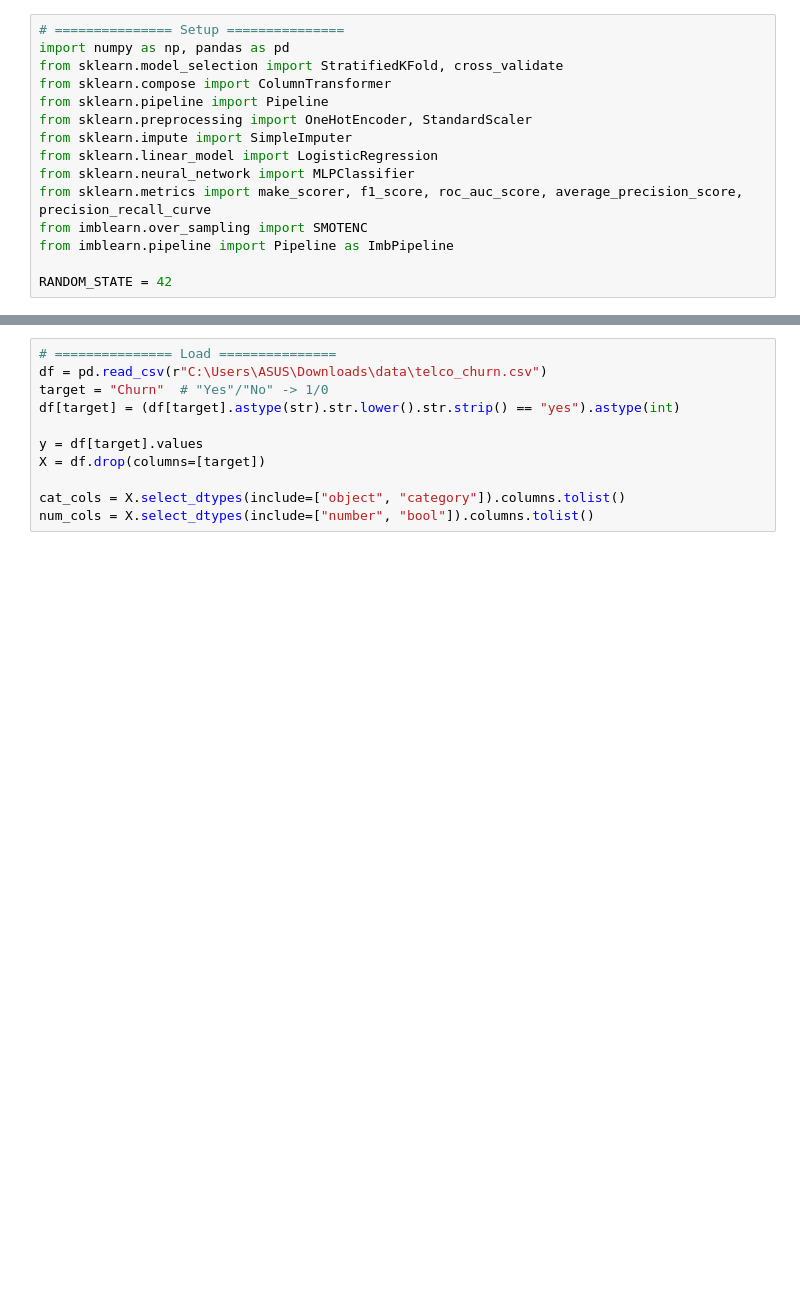
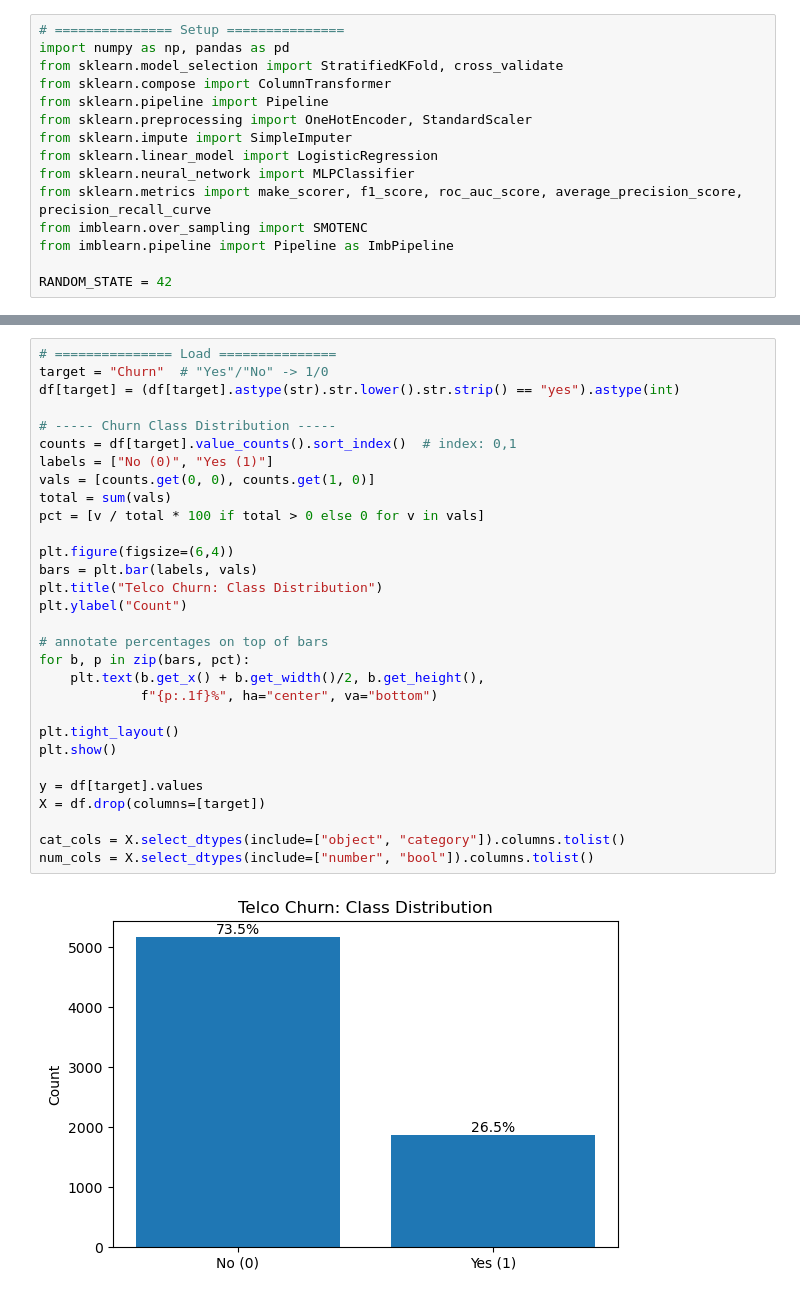
Before and after one commit to YanwithA/MachineLearning, a Jupyter notebook: Telco_cus.ipynb, the cells around one changed output, grey strips where cells are left out. Saved outputs shown, nothing was run; the diff lists cells and outputs as text; blank space fills up the shorter version.

```diff
--- a/Telco_cus.ipynb
+++ b/Telco_cus.ipynb
@@ -16,14 +71,35 @@ RANDOM_STATE = 42
 # %%
 # =============== Load ===============
-df = pd.read_csv(r"C:\Users\ASUS\Downloads\data\telco_churn.csv")
 target = "Churn"  # "Yes"/"No" -> 1/0
 df[target] = (df[target].astype(str).str.lower().str.strip() == "yes").astype(int)
+
+# ----- Churn Class Distribution -----
+counts = df[target].value_counts().sort_index()  # index: 0,1
+labels = ["No (0)", "Yes (1)"]
+vals = [counts.get(0, 0), counts.get(1, 0)]
+total = sum(vals)
+pct = [v / total * 100 if total > 0 else 0 for v in vals]
+
+plt.figure(figsize=(6,4))
+bars = plt.bar(labels, vals)
+plt.title("Telco Churn: Class Distribution")
+plt.ylabel("Count")
+
+# annotate percentages on top of bars
+for b, p in zip(bars, pct):
+    plt.text(b.get_x() + b.get_width()/2, b.get_height(),
+             f"{p:.1f}%", ha="center", va="bottom")
+
+plt.tight_layout()
+plt.show()
 
 y = df[target].values
 X = df.drop(columns=[target])
 
 cat_cols = X.select_dtypes(include=["object", "category"]).columns.tolist()
 num_cols = X.select_dtypes(include=["number", "bool"]).columns.tolist()
+# %% [output]
+[figure, added]
 # %%
 # =============== CV & Metrics ===============
 cv = StratifiedKFold(n_splits=5, shuffle=True, random_state=RANDOM_STATE)
```
Also changed, not shown: parts of 5 cells of this notebook.
